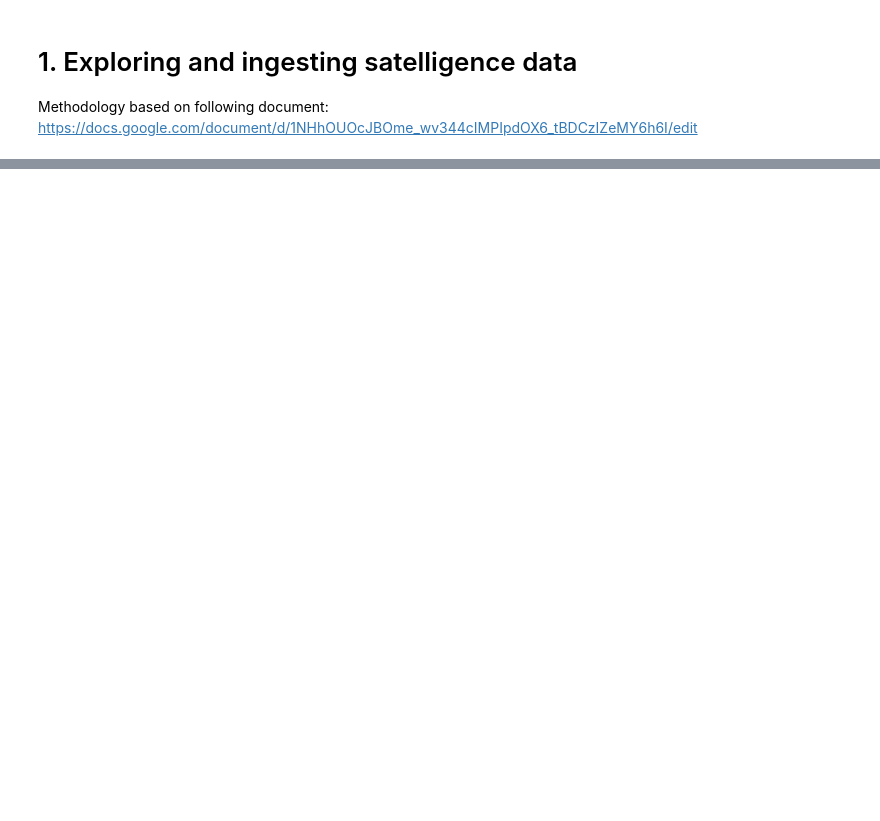
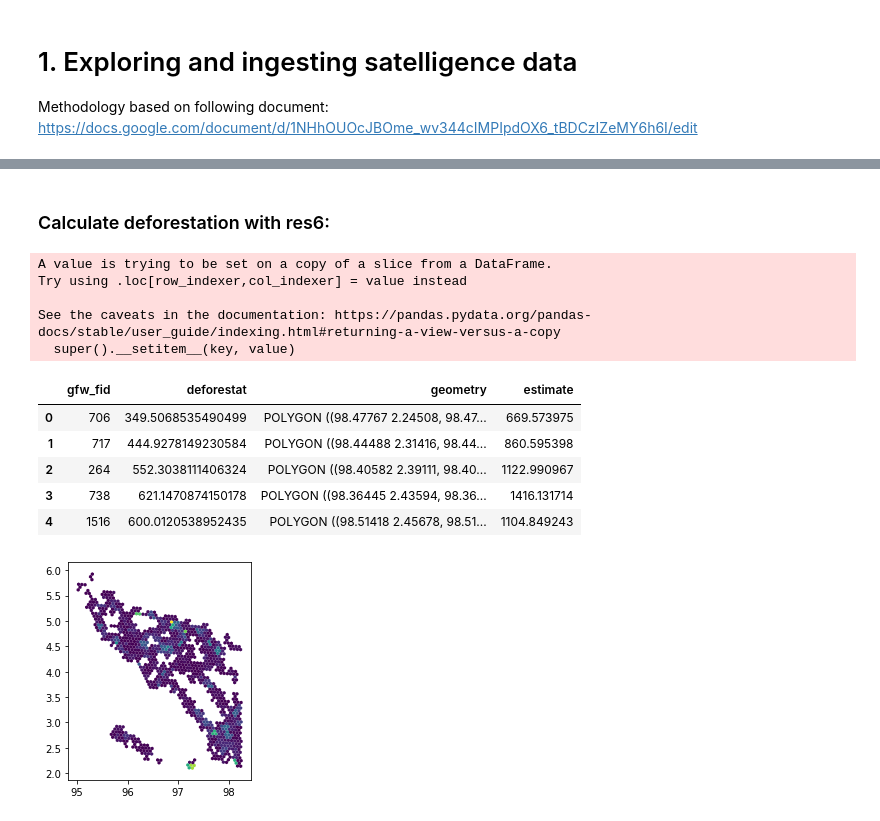
Before and after one commit to Vizzuality/landgriffon, a Jupyter notebook: data/notebooks/Lab/Satelligence_data_ingestion.ipynb, the cells around one changed output, grey strips where cells are left out. Cells and saved outputs as stored; diff of their text form; code cells hidden in the pictures; blank space fills up the shorter version.

Commit message:
update satelligence data ingestion pipe and notebook

```diff
--- a/data/notebooks/Lab/Satelligence_data_ingestion.ipynb
+++ b/data/notebooks/Lab/Satelligence_data_ingestion.ipynb
@@ -17,8 +4,0 @@ import h3pandas
-# %%
-env_path = ".env"
-with open(env_path) as f:
-    env = {}
-    for line in f:
-        env_key, _val = line.split("=", 1)
-        env_value = _val.split("\n")[0]
-        env[env_key] = env_value
@@ -207,0 +172,21 @@ plt.title('hex-grid: 50km buffer Palm Oil Mills in Aceh ');
+# %% [markdown]
+### Calculate deforestation with res6:
+# %%
+gdf = convert_raster_h3("../../datasets/processed/Satelligence_data/Deforestation_IDN_2021-01-01-2022-01-01_areaSum_ha.tif",
+                  '../../datasets/processed/Satelligence_data/test_rasters_2/satelligence_mills_4326_50kmbuffer.shp',
+                  column='deforestat',
+                  resolution=6)
+gdf.head()
+# %% [output]
+A value is trying to be set on a copy of a slice from a DataFrame.
+Try using .loc[row_indexer,col_indexer] = value instead
+
+See the caveats in the documentation: https://pandas.pydata.org/pandas-docs/stable/user_guide/indexing.html#returning-a-view-versus-a-copy
+  super().__setitem__(key, value)
+|  | gfw_fid | deforestat | geometry | estimate |
+| 0 | 706 | 349.5068535490499 | POLYGON ((98.47767 2.24508, 98.47... | 669.573975 |
+| 1 | 717 | 444.9278149230584 | POLYGON ((98.44488 2.31416, 98.44... | 860.595398 |
+| 2 | 264 | 552.3038111406324 | POLYGON ((98.40582 2.39111, 98.40... | 1122.990967 |
+| 3 | 738 | 621.1470874150178 | POLYGON ((98.36445 2.43594, 98.36... | 1416.131714 |
+| 4 | 1516 | 600.0120538952435 | POLYGON ((98.51418 2.45678, 98.51... | 1104.849243 |
+[figure, added]
```
Also changed, not shown: parts of 96 cells of this notebook, 1 other file.
